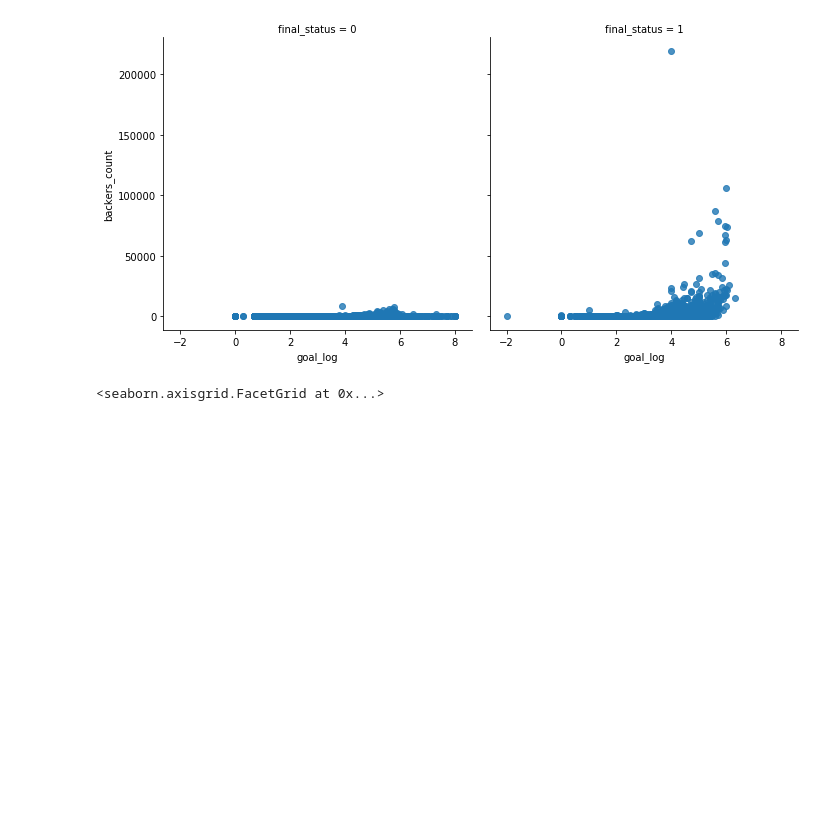
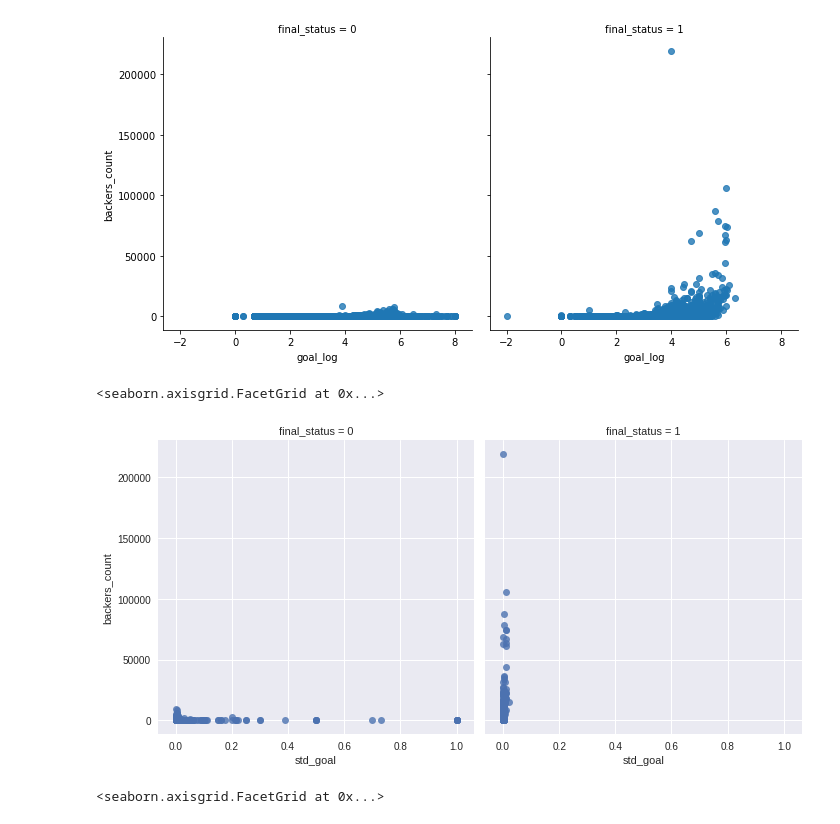
Before and after one commit to nabeelahmed/kickstarter_funding, a Jupyter notebook: kickstarter_dataset.ipynb, the cells around one changed output. Saved outputs shown, nothing was run; the diff lists cells and outputs as text; code cells hidden in the pictures; blank space fills up the shorter version.

```diff
--- a/kickstarter_dataset.ipynb
+++ b/kickstarter_dataset.ipynb
@@ -297,6 +297,11 @@ sns.lmplot(x = 'goal_log', y = 'backers_count', col ='final_status', data = trai
 # %% [output]
 <seaborn.axisgrid.FacetGrid at 0x...>
 [figure]
+# %%
+sns.lmplot(x = 'std_goal', y = 'backers_count', col ='final_status', data = train_data, fit_reg = False)
+# %% [output]
+<seaborn.axisgrid.FacetGrid at 0x...>
+[figure, added]
 # %%
 # scatter plot for failed projects - using log 10 of goal
 sns.lmplot(x = 'goal_log', y = 'backers_count', data = train_data[train_data.final_status==0], fit_reg = False)
```
Also changed, not shown: parts of 35 cells of this notebook.
